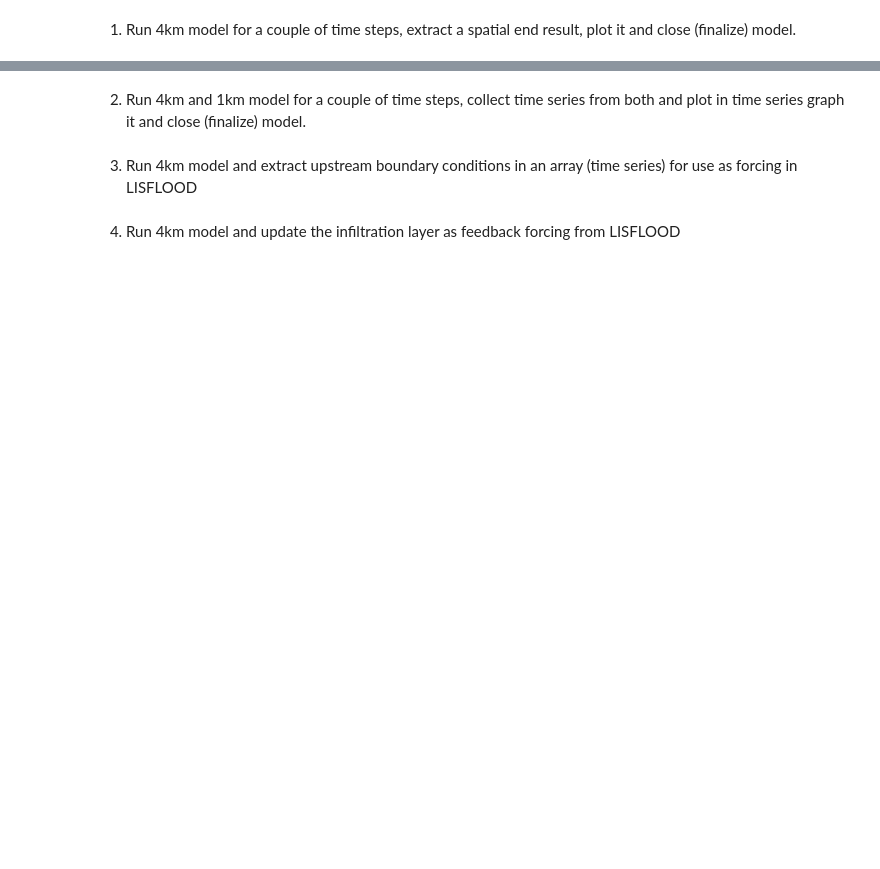
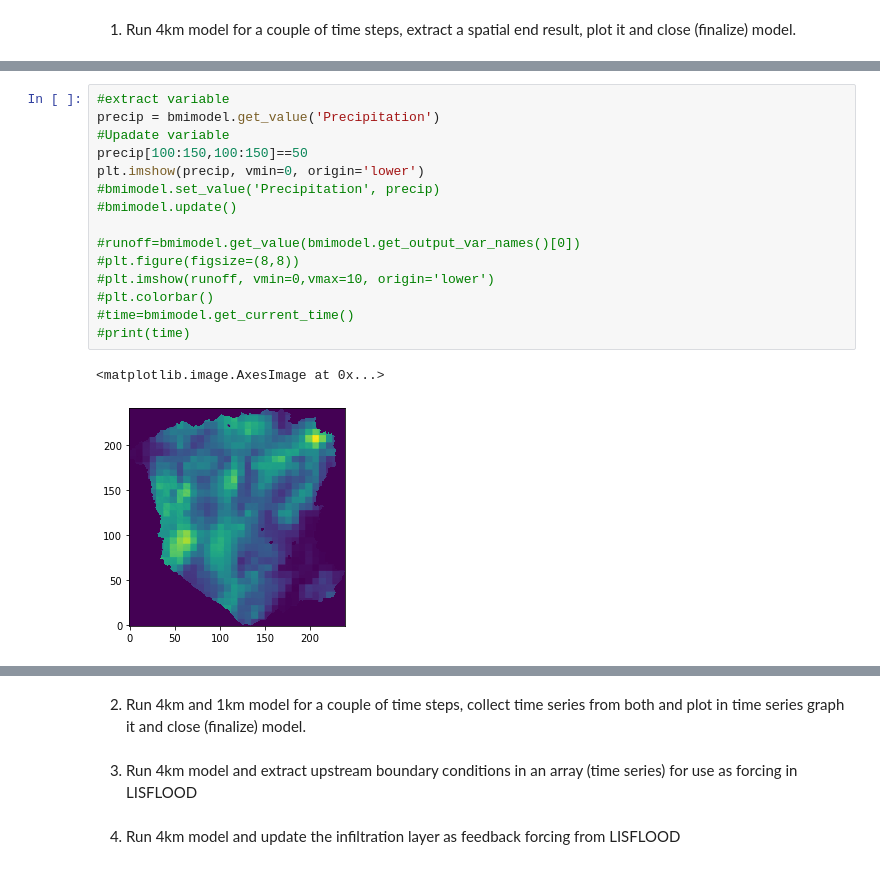
Before and after one commit to hcwinsemius/barotse, a Jupyter notebook: notebooks/run_wflow.ipynb, the cells around one changed output, grey strips where cells are left out. Cells and saved outputs as stored; diff of their text form; blank space fills up the shorter version.

```diff
--- a/notebooks/run_wflow.ipynb
+++ b/notebooks/run_wflow.ipynb
@@ -32,0 +208,18 @@ bmimodel.finalize()
+# %%
+#extract variable
+precip = bmimodel.get_value('Precipitation')
+#Upadate variable
+precip[100:150,100:150]==50
+plt.imshow(precip, vmin=0, origin='lower')
+#bmimodel.set_value('Precipitation', precip)
+#bmimodel.update()
+
+#runoff=bmimodel.get_value(bmimodel.get_output_var_names()[0])
+#plt.figure(figsize=(8,8))
+#plt.imshow(runoff, vmin=0,vmax=10, origin='lower')
+#plt.colorbar()
+#time=bmimodel.get_current_time()
+#print(time)
+# %% [output]
+<matplotlib.image.AxesImage at 0x...>
+[figure, added]
```
Also changed, not shown: parts of 13 cells of this notebook.
